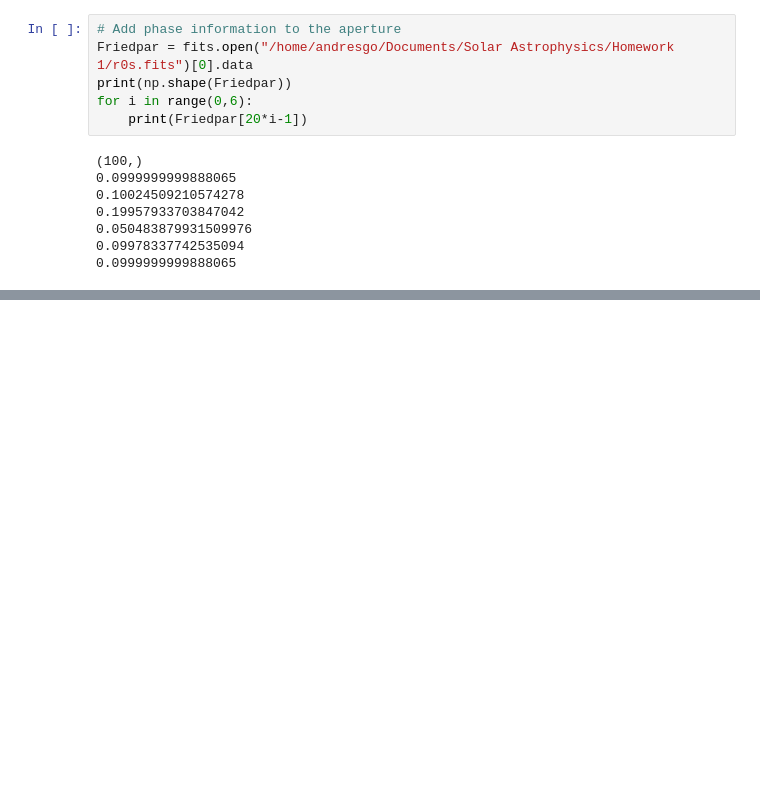
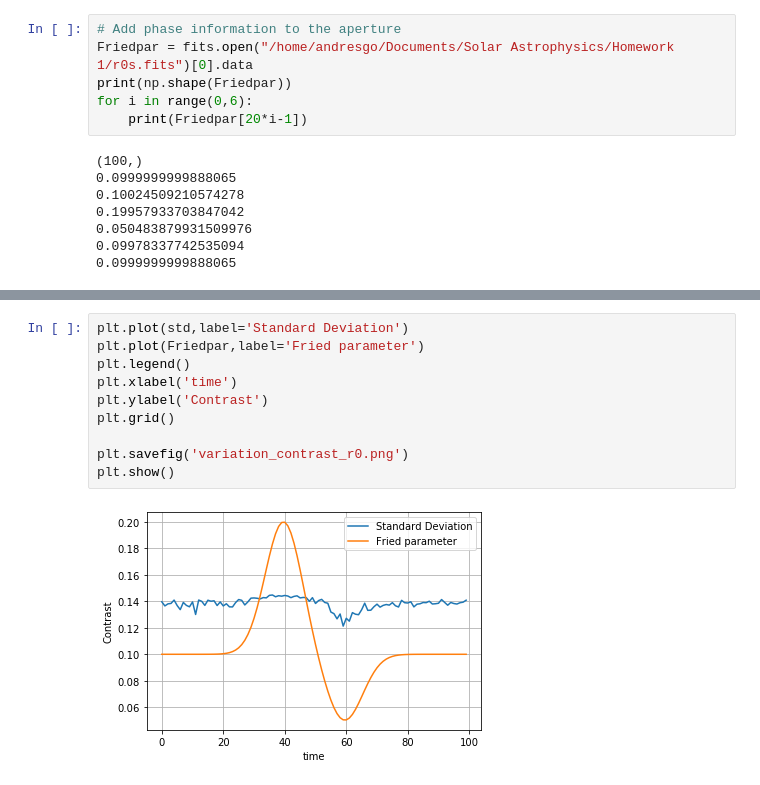
Before and after one commit to anmgomezmo/Homework-1-Solar-Astrophysics, a Jupyter notebook: Problem 1.ipynb, the cells around one changed output, grey strips where cells are left out. Cells and saved outputs as stored; diff of their text form; blank space fills up the shorter version.

```diff
--- a/Problem 1.ipynb
+++ b/Problem 1.ipynb
@@ -268,0 +359,12 @@ for i in range(0,100):
+# %%
+plt.plot(std,label='Standard Deviation')
+plt.plot(Friedpar,label='Fried parameter')
+plt.legend()
+plt.xlabel('time')
+plt.ylabel('Contrast')
+plt.grid()
+
+plt.savefig('variation_contrast_r0.png')
+plt.show()
+# %% [output]
+[figure, added]
```
Also changed, not shown: parts of 7 cells of this notebook, 2 other files.
